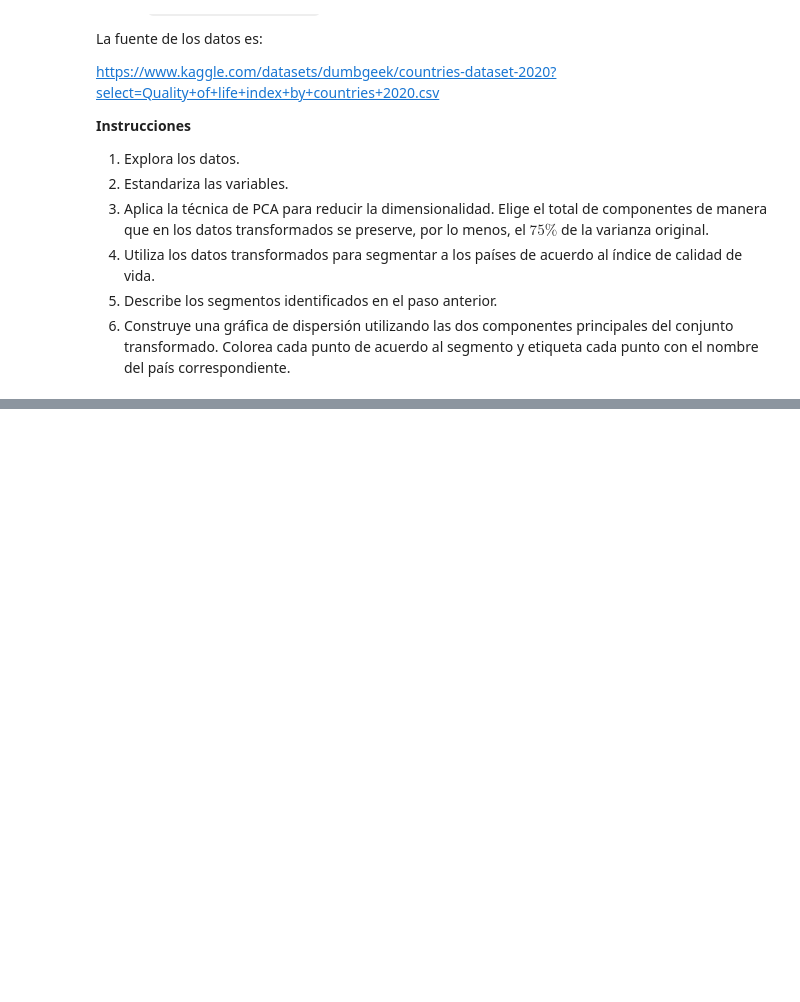
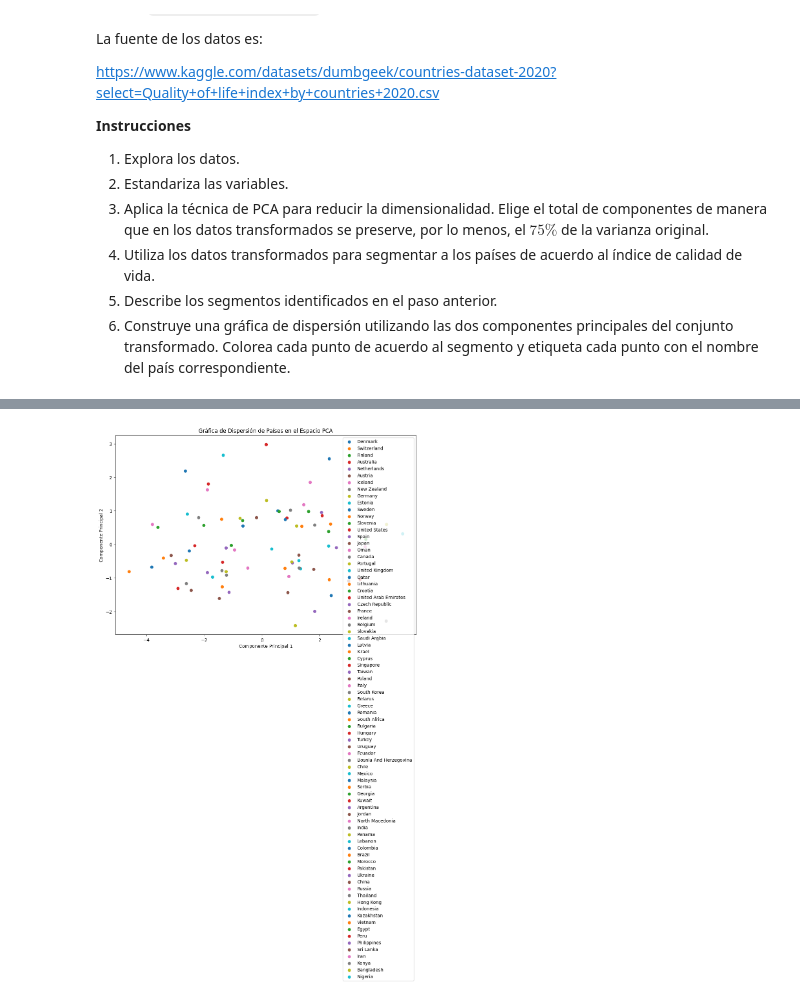
Before and after one commit to marcosd59/ID0310-MINERIA_DE_DATOS, a Jupyter notebook: Parcial 1/Actividad #3 - PCA Analisis de Componentes Principales.ipynb, the cells around one changed output, grey strips where cells are left out. Cells and saved outputs as stored; diff of their text form; code cells hidden in the pictures; blank space fills up the shorter version.

```diff
--- a/Parcial 1/Actividad #3 - PCA Analisis de Componentes Principales.ipynb
+++ b/Parcial 1/Actividad #3 - PCA Analisis de Componentes Principales.ipynb
@@ -247,0 +332,26 @@ https://www.kaggle.com/datasets/dumbgeek/countries-dataset-2020?select=Quality+o
+# %%
+# 5. Segmentar países de acuerdo al índice de calidad de vida
+from sklearn.cluster import KMeans
+
+# Supongamos que "Quality_of_life_index" es la columna que contiene el índice de calidad de vida
+quality_of_life_index = df_quality_life["Quality of Life Index"].values.reshape(
+    -1, 1)
+
+
+# Elegir el número de clusters (puedes ajustar este valor según lo que consideres adecuado)
+num_clusters = 3
+
+# Aplicar k-medias
+kmeans = KMeans(n_clusters=num_clusters, random_state=42)
+df_quality_life["Cluster"] = kmeans.fit_predict(quality_of_life_index)
+
+# Imprimir estadísticas resumidas de cada cluster
+cluster_stats = df_quality_life.groupby(
+    "Cluster")["Quality of Life Index"].describe()
+print(cluster_stats)
+
+# Imprimir los países en cada cluster
+for cluster_num in range(num_clusters):
+    countries_in_cluster = df_quality_life[df_quality_life["Cluster"]
+                                           == cluster_num]["Country"].tolist()
+    print(f"Cluster {cluster_num + 1}: {countries_in_cluster}")
@@ -247,0 +373,14 @@ https://www.kaggle.com/datasets/dumbgeek/countries-dataset-2020?select=Quality+o
+# %%
+# 6. Construir una gráfica de dispersión utilizando los dos primeros componentes principales
+plt.figure(figsize=(12, 8))
+for i, country in enumerate(df_quality_life["Country"]):
+    plt.scatter(df_quality_life_pca[i, 0],
+                df_quality_life_pca[i, 1], label=country)
+
+plt.xlabel('Componente Principal 1')
+plt.ylabel('Componente Principal 2')
+plt.title('Gráfica de Dispersión de Países en el Espacio PCA')
+plt.legend()
+plt.show()
+# %% [output]
+[figure, added]
```
Also changed, not shown: parts of 11 cells of this notebook.
